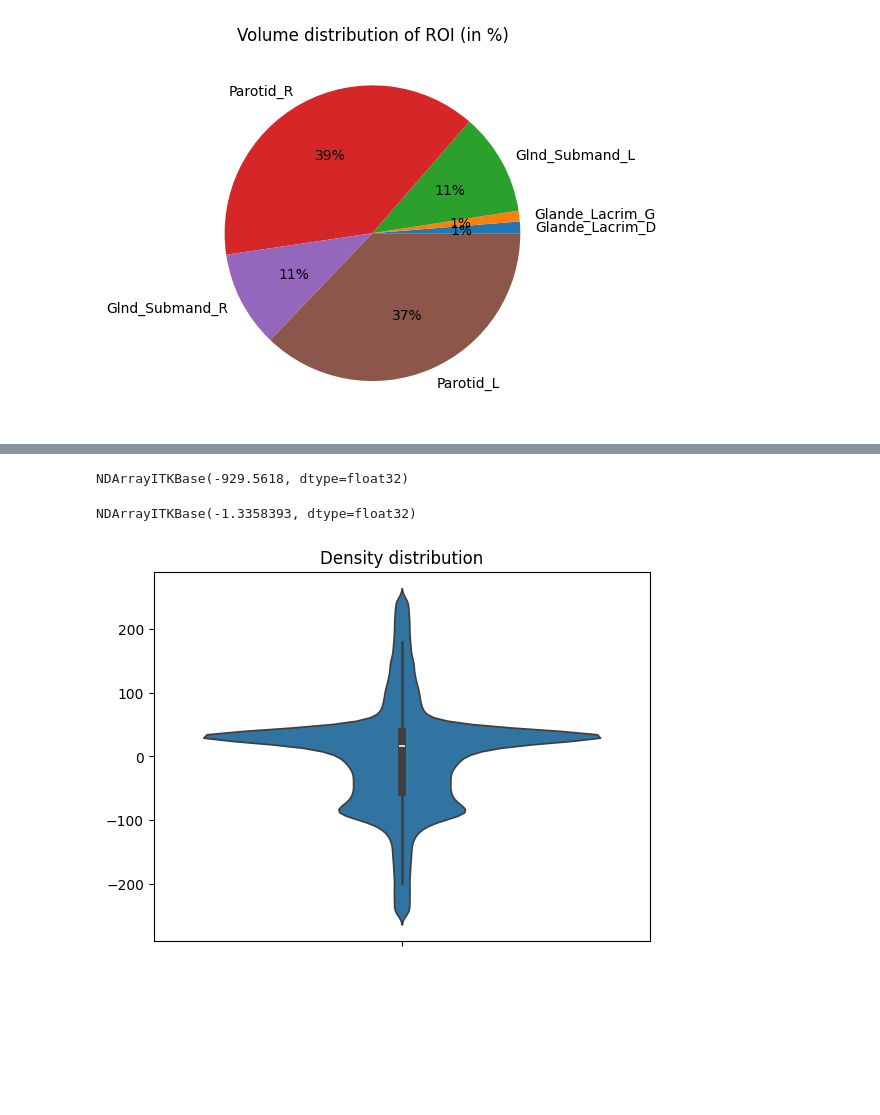
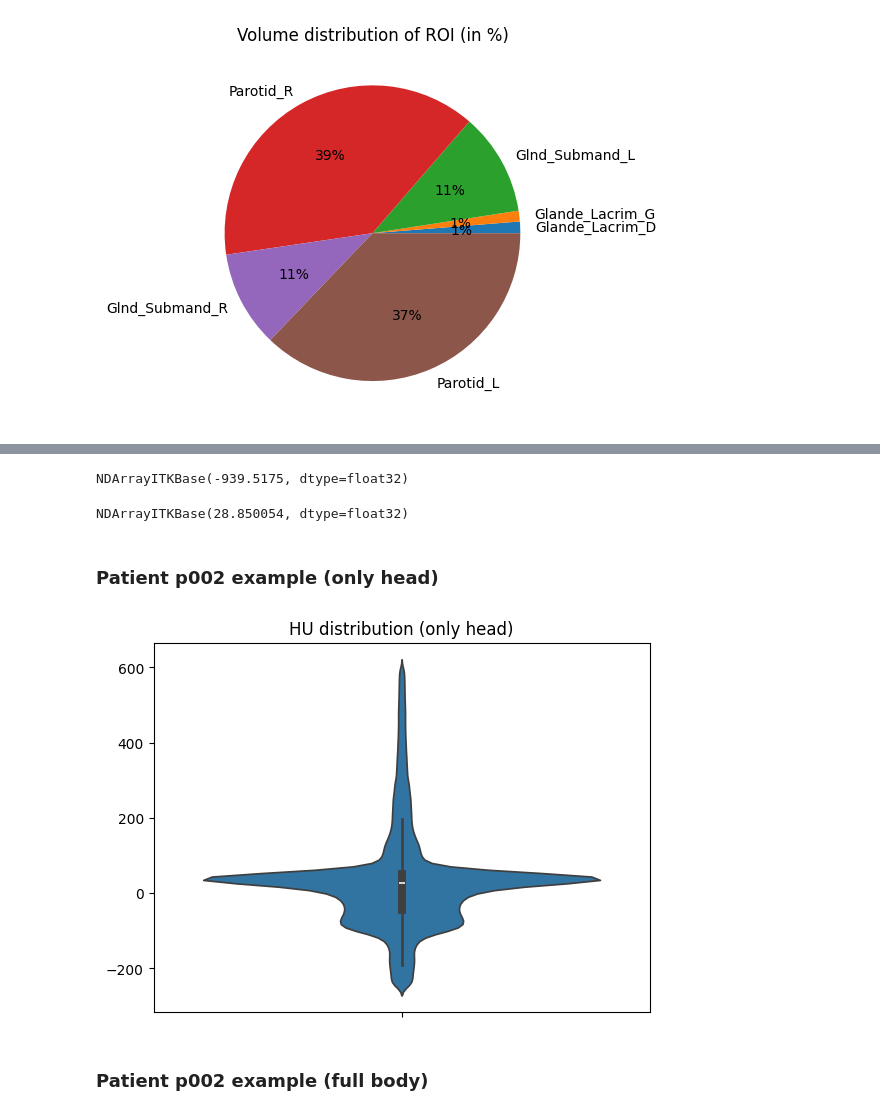
Before and after one commit to tbaudier/gland_segmentation_nnunet, a Jupyter notebook: Dataviz/Dataviz.ipynb, the cells around one changed output, grey strips where cells are left out. Drawn from its saved outputs; the diff is of its cells as text; code cells hidden in the pictures; blank space fills up the shorter version.

```diff
--- a/Dataviz/Dataviz.ipynb
+++ b/Dataviz/Dataviz.ipynb
@@ -63,21 +82,23 @@ plt.show()
 # %%
-density = itk.imread("/home/bcatez/data/Dataset003_glands/imagesTr/p001_psma_0000.nii.gz")
+density = itk.GetArrayViewFromImage(itk.imread("/home/bcatez/data/Dataset003_glands/imagesTr/p002_psma_0000.nii.gz"))
-# %%
-density = itk.GetArrayViewFromImage(density)
 # %%
 density.mean()
 # %% [output]
-NDArrayITKBase(-929.5618, dtype=float32)
+NDArrayITKBase(-939.5175, dtype=float32)
 # %%
 densi_test = (density[density > -250])
-densi_test = densi_test[densi_test < 250]
+densi_test = densi_test[densi_test < 600]
 # %%
 densi_test.mean()
 # %% [output]
-NDArrayITKBase(-1.3358393, dtype=float32)
+NDArrayITKBase(28.850054, dtype=float32)
+# %% [markdown]
+### Patient p002 example (only head)
 # %%
-sns.violinplot(pd.Series(densi_test))
-plt.title("Density distribution")
+sns.violinplot(pd.Series(densi_test).round(0))
+plt.title("HU distribution (only head)")
 plt.show()
 # %% [output]
-[figure, old version]
+[figure, new version]
+# %% [markdown]
+### Patient p002 example (full body)
```
Also changed, not shown: parts of 28 cells of this notebook.
